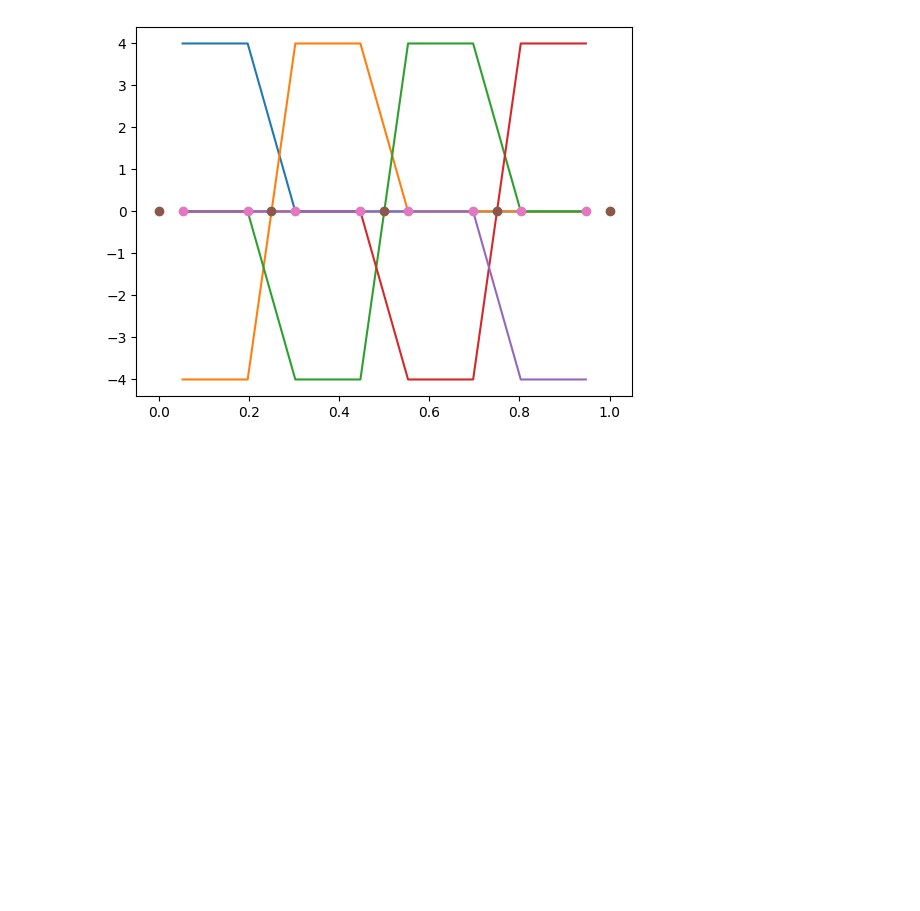
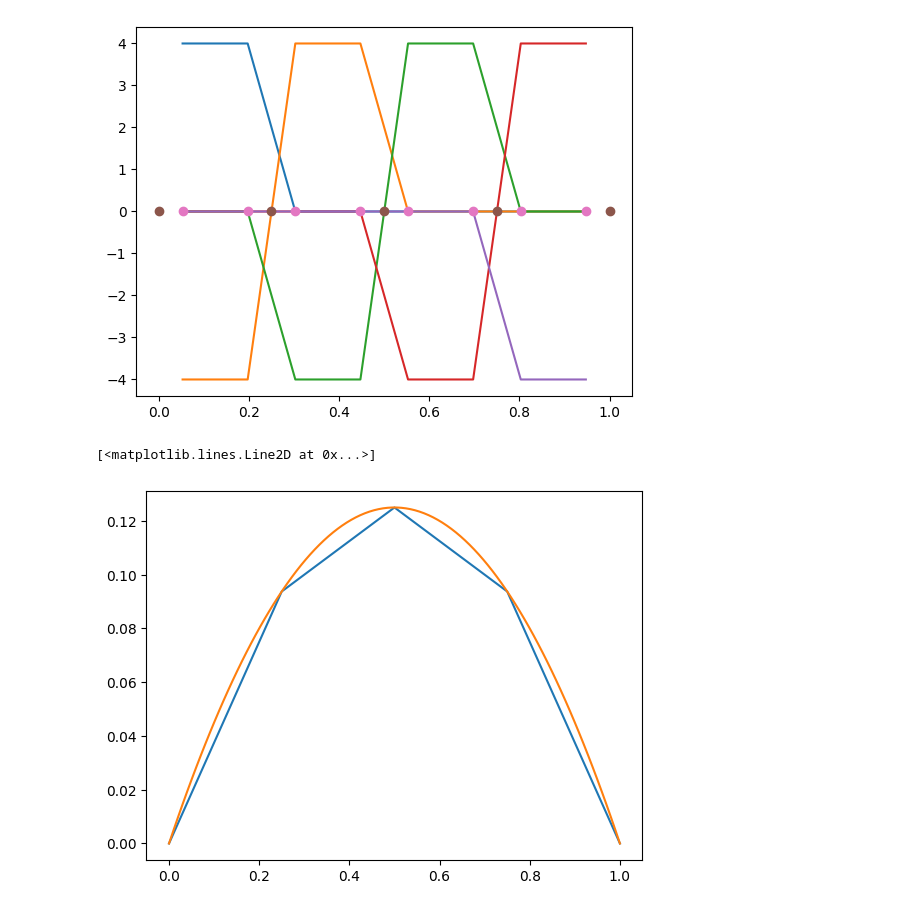
Before and after one commit to natrask/ENM5310, a Jupyter notebook: FEM_tutorial.ipynb, the cells around one changed output. Drawn from its saved outputs; the diff is of its cells as text; code cells hidden in the pictures; blank space fills up the shorter version.

```diff
--- a/FEM_tutorial.ipynb
+++ b/FEM_tutorial.ipynb
@@ -66,3 +66,22 @@ plt.plot(xq,np.zeros(2*(meshsize-1)),'o')
 [<matplotlib.lines.Line2D at 0x...>]
 [figure]
 [figure]
+# %%
+projForcing = tf.einsum('ij,j->i',Mnodal,np.ones(meshsize))
+solution_mat = tf.concat([tf.expand_dims(tf.one_hot(0,meshsize,dtype=tf.float64),0),
+ Snodal[1:meshsize-1,:],
+ tf.expand_dims(tf.one_hot(meshsize-1,meshsize,dtype=tf.float64),0)],
+          axis=0)
+solution_rhs = tf.concat([tf.zeros((1,),dtype=tf.float64),
+                          projForcing[1:meshsize-1],
+                 tf.zeros((1,),dtype=tf.float64)],axis=0)
+
+u_sol = sess.run(tf.linalg.solve(solution_mat,tf.expand_dims(solution_rhs,1)))
+# %%
+plt.figure()
+plt.plot(points,u_sol)
+xtrue = np.linspace(0,1,100)
+plt.plot(xtrue,0.5*xtrue*(1.-xtrue))
+# %% [output]
+[<matplotlib.lines.Line2D at 0x...>]
+[figure, added]
```
